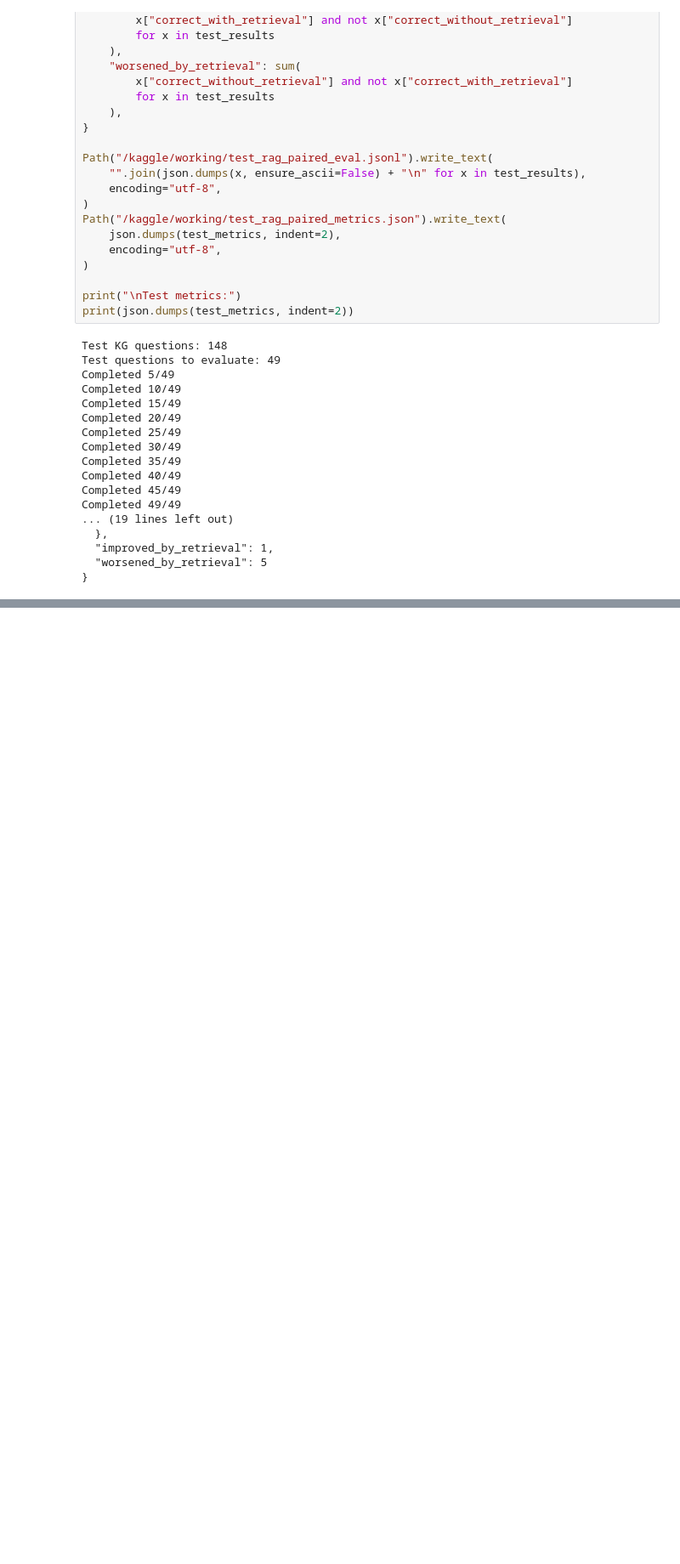
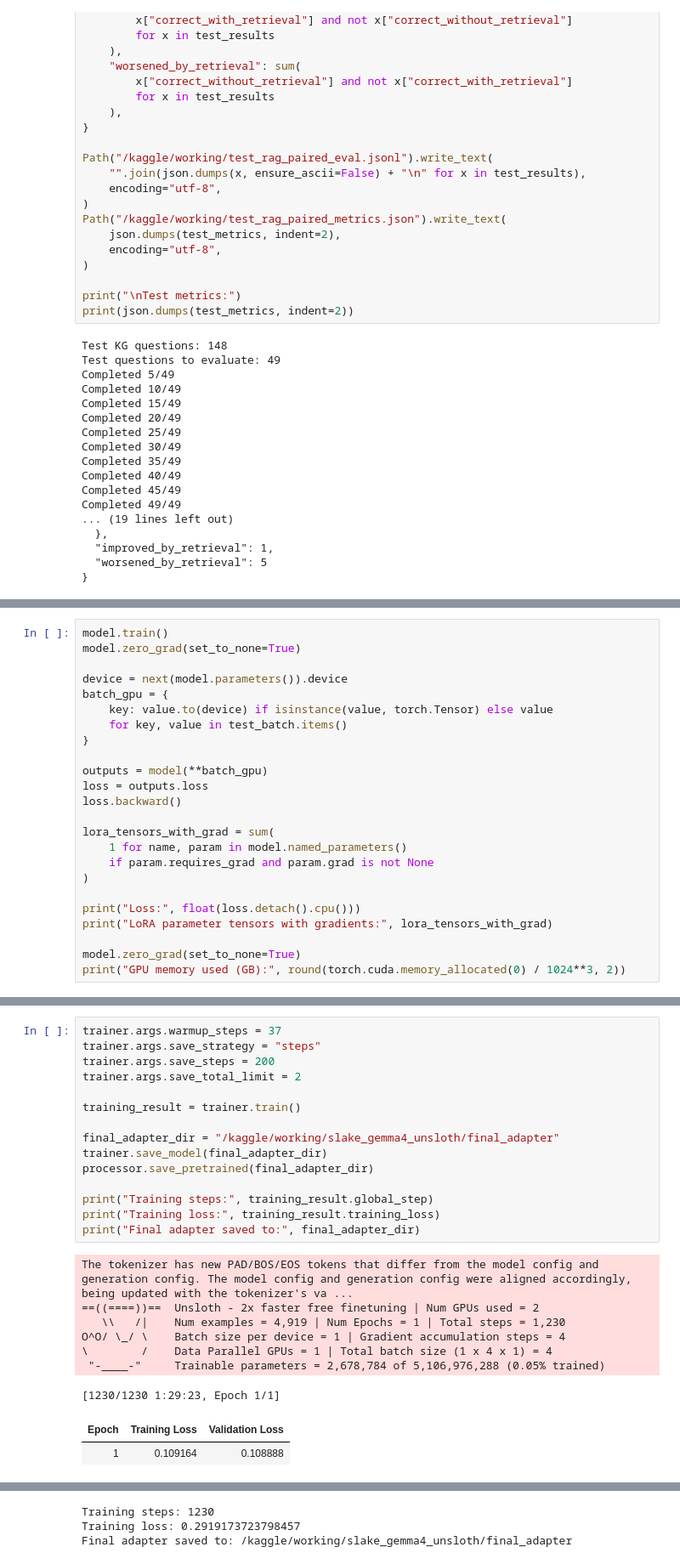
Before and after one commit to Thushi404/grounded-med-vqa-gemma4-slake, a Jupyter notebook: notebooks/grounded-med-vqa-gemma4-slake.ipynb, the cells around one changed output, grey strips where cells are left out. Shown at 85% size. Cells and saved outputs as stored; diff of their text form; blank space fills up the shorter version.

Commit message:
feat(notebook): add Unsloth training and evaluation workflows

```diff
--- a/notebooks/grounded-med-vqa-gemma4-slake.ipynb
+++ b/notebooks/grounded-med-vqa-gemma4-slake.ipynb
@@ -8719,0 +8999,24 @@ Completed 49/49
+# %%
+model.train()
+model.zero_grad(set_to_none=True)
+
+device = next(model.parameters()).device
+batch_gpu = {
+    key: value.to(device) if isinstance(value, torch.Tensor) else value
+    for key, value in test_batch.items()
+}
+
+outputs = model(**batch_gpu)
+loss = outputs.loss
+loss.backward()
+
+lora_tensors_with_grad = sum(
+    1 for name, param in model.named_parameters()
+    if param.requires_grad and param.grad is not None
+)
+
+print("Loss:", float(loss.detach().cpu()))
+print("LoRA parameter tensors with gradients:", lora_tensors_with_grad)
+
+model.zero_grad(set_to_none=True)
+print("GPU memory used (GB):", round(torch.cuda.memory_allocated(0) / 1024**3, 2))
@@ -8719,0 +9079,25 @@ Completed 49/49
+# %%
+trainer.args.warmup_steps = 37
+trainer.args.save_strategy = "steps"
+trainer.args.save_steps = 200
+trainer.args.save_total_limit = 2
+
+training_result = trainer.train()
+
+final_adapter_dir = "/kaggle/working/slake_gemma4_unsloth/final_adapter"
+trainer.save_model(final_adapter_dir)
+processor.save_pretrained(final_adapter_dir)
+
+print("Training steps:", training_result.global_step)
+print("Training loss:", training_result.training_loss)
+print("Final adapter saved to:", final_adapter_dir)
+# %% [output]
+The tokenizer has new PAD/BOS/EOS tokens that differ from the model config and generation config. The model config and generation config were aligned accordingly, being updated with the tokenizer's va ...
+==((====))==  Unsloth - 2x faster free finetuning | Num GPUs used = 2
+   \\   /|    Num examples = 4,919 | Num Epochs = 1 | Total steps = 1,230
+O^O/ \_/ \    Batch size per device = 1 | Gradient accumulation steps = 4
+\        /    Data Parallel GPUs = 1 | Total batch size (1 x 4 x 1) = 4
+ "-____-"     Trainable parameters = 2,678,784 of 5,106,976,288 (0.05% trained)
+[1230/1230 1:29:23, Epoch 1/1]
+| Epoch | Training Loss | Validation Loss |
+| 1 | 0.109164 | 0.108888 |
@@ -8719,0 +9115,3 @@ Completed 49/49
+Training steps: 1230
+Training loss: 0.2919173723798457
+Final adapter saved to: /kaggle/working/slake_gemma4_unsloth/final_adapter
```
Also changed, not shown: parts of 18 cells of this notebook.
